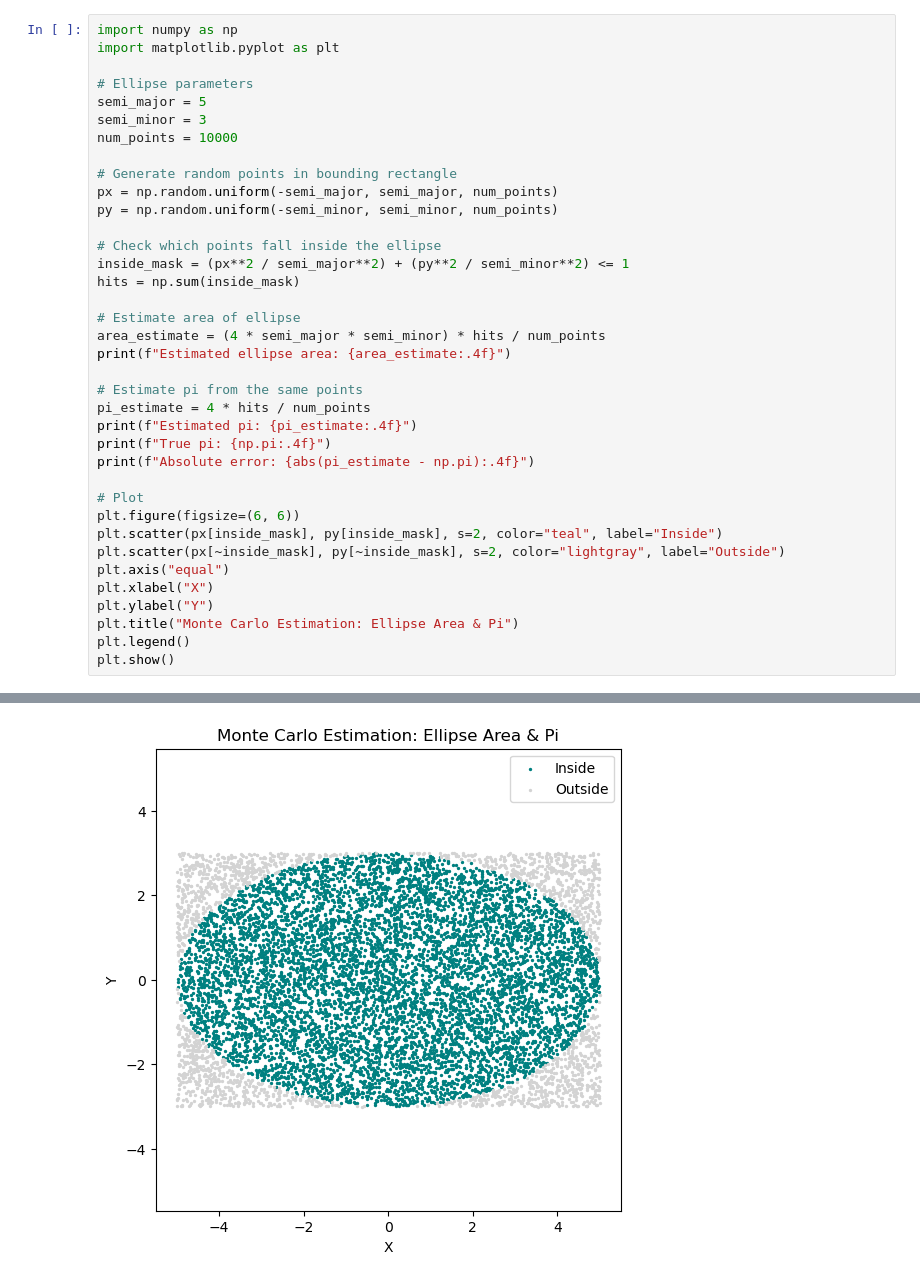
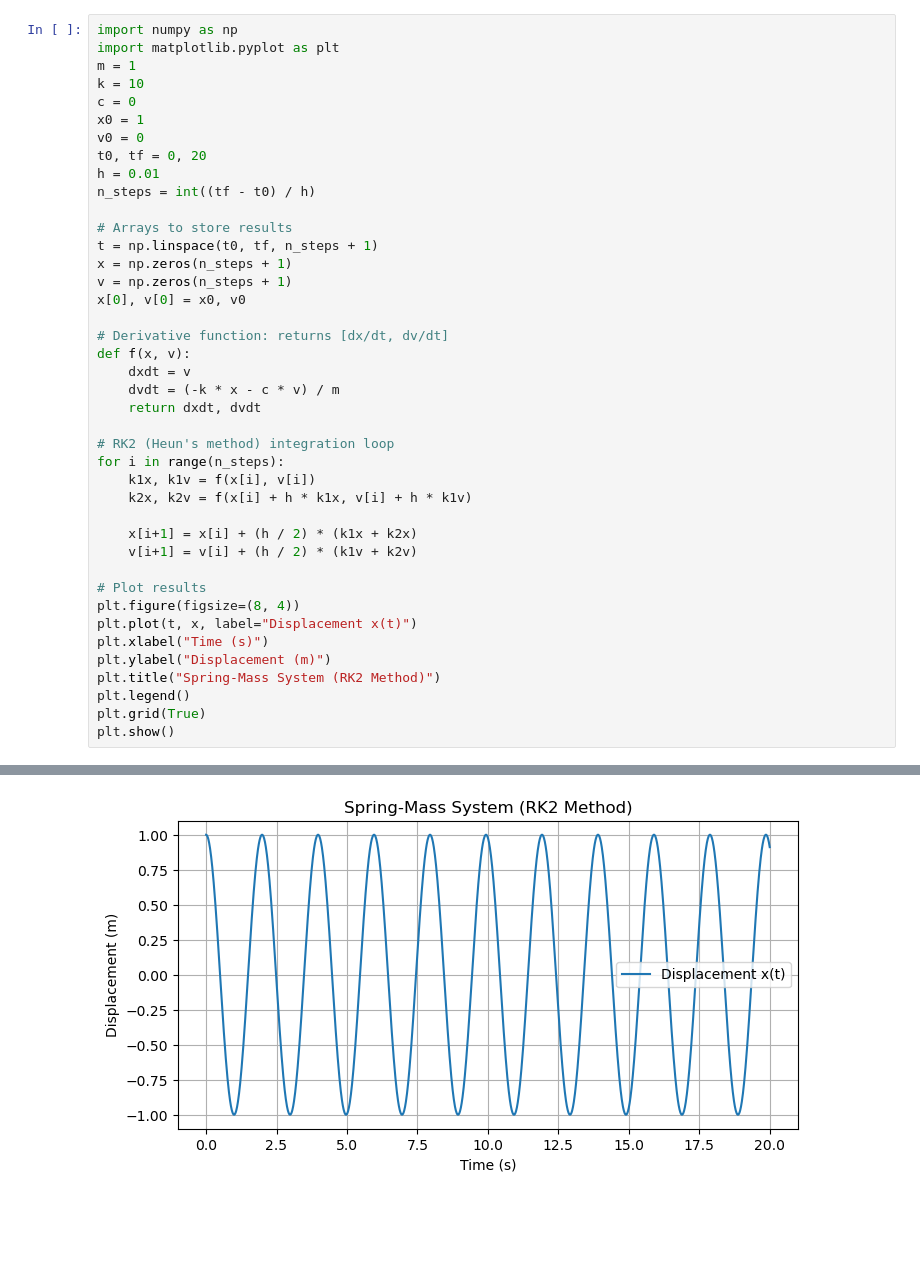
Before and after one commit to Susan-sapkota-98/simulation-lab, a Jupyter notebook: spring_mass.ipynb, the cells around one changed output, grey strips where cells are left out. Saved outputs shown, nothing was run; the diff lists cells and outputs as text; blank space fills up the shorter version.

```diff
--- a/spring_mass.ipynb
+++ b/spring_mass.ipynb
@@ -1,38 +1,42 @@
 # %%
 import numpy as np
 import matplotlib.pyplot as plt
+m = 1
+k = 10
+c = 0
+x0 = 1
+v0 = 0
+t0, tf = 0, 20
+h = 0.01
+n_steps = int((tf - t0) / h)
 
-# Ellipse parameters
-semi_major = 5
-semi_minor = 3
-num_points = 10000
+# Arrays to store results
+t = np.linspace(t0, tf, n_steps + 1)
+x = np.zeros(n_steps + 1)
+v = np.zeros(n_steps + 1)
+x[0], v[0] = x0, v0
 
-# Generate random points in bounding rectangle
-px = np.random.uniform(-semi_major, semi_major, num_points)
-py = np.random.uniform(-semi_minor, semi_minor, num_points)
+# Derivative function: returns [dx/dt, dv/dt]
+def f(x, v):
+    dxdt = v
+    dvdt = (-k * x - c * v) / m
+    return dxdt, dvdt
 
-# Check which points fall inside the ellipse
-inside_mask = (px**2 / semi_major**2) + (py**2 / semi_minor**2) <= 1
-hits = np.sum(inside_mask)
+# RK2 (Heun's method) integration loop
+for i in range(n_steps):
+    k1x, k1v = f(x[i], v[i])
+    k2x, k2v = f(x[i] + h * k1x, v[i] + h * k1v)
 
-# Estimate area of ellipse
-area_estimate = (4 * semi_major * semi_minor) * hits / num_points
-print(f"Estimated ellipse area: {area_estimate:.4f}")
+    x[i+1] = x[i] + (h / 2) * (k1x + k2x)
+    v[i+1] = v[i] + (h / 2) * (k1v + k2v)
 
-# Estimate pi from the same points
-pi_estimate = 4 * hits / num_points
-print(f"Estimated pi: {pi_estimate:.4f}")
-print(f"True pi: {np.pi:.4f}")
-print(f"Absolute error: {abs(pi_estimate - np.pi):.4f}")
-
-# Plot
-plt.figure(figsize=(6, 6))
-plt.scatter(px[inside_mask], py[inside_mask], s=2, color="teal", label="Inside")
-plt.scatter(px[~inside_mask], py[~inside_mask], s=2, color="lightgray", label="Outside")
-plt.axis("equal")
-plt.xlabel("X")
-plt.ylabel("Y")
-plt.title("Monte Carlo Estimation: Ellipse Area & Pi")
+# Plot results
+plt.figure(figsize=(8, 4))
+plt.plot(t, x, label="Displacement x(t)")
+plt.xlabel("Time (s)")
+plt.ylabel("Displacement (m)")
+plt.title("Spring-Mass System (RK2 Method)")
 plt.legend()
+plt.grid(True)
 plt.show()
 # %% [output]
@@ -43 +43 @@ Absolute error: 0.0280
-[figure, old version]
+[figure, new version]
```
Also changed, not shown: parts of 1 cell of this notebook.
